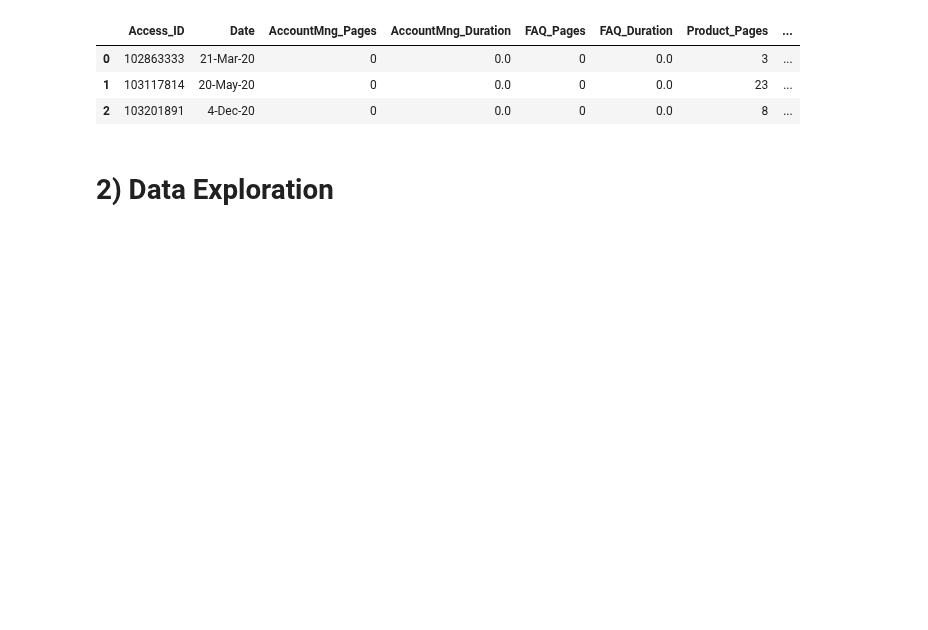
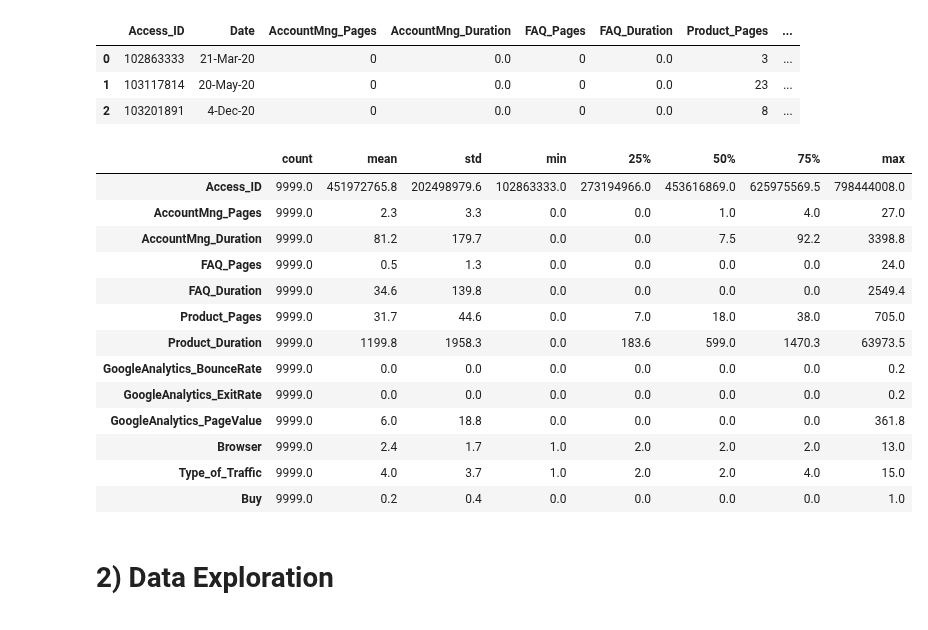
Before and after one commit to JohnnyCodess/Project-Machine-Learning, a Jupyter notebook: USAR ESTE!!!.ipynb, the cells around one changed output. Cells and saved outputs as stored; diff of their text form; code cells hidden in the pictures; blank space fills up the shorter version.

```diff
--- a/USAR ESTE!!!.ipynb
+++ b/USAR ESTE!!!.ipynb
@@ -150,6 +145,24 @@ techscape.head(3)
 | 0 | 102863333 | 21-Mar-20 | 0 | 0.0 | 0 | 0.0 | 3 | ... |
 | 1 | 103117814 | 20-May-20 | 0 | 0.0 | 0 | 0.0 | 23 | ... |
 | 2 | 103201891 | 4-Dec-20 | 0 | 0.0 | 0 | 0.0 | 8 | ... |
+# %%
+# See descriptive statistics for the numeric variables
+techscape.describe().T.round(1)
+# %% [output]
+|  | count | mean | std | min | 25% | 50% | 75% | max |
+| Access_ID | 9999.0 | 451972765.8 | 202498979.6 | 102863333.0 | 273194966.0 | 453616869.0 | 625975569.5 | 798444008.0 |
+| AccountMng_Pages | 9999.0 | 2.3 | 3.3 | 0.0 | 0.0 | 1.0 | 4.0 | 27.0 |
+| AccountMng_Duration | 9999.0 | 81.2 | 179.7 | 0.0 | 0.0 | 7.5 | 92.2 | 3398.8 |
+| FAQ_Pages | 9999.0 | 0.5 | 1.3 | 0.0 | 0.0 | 0.0 | 0.0 | 24.0 |
+| FAQ_Duration | 9999.0 | 34.6 | 139.8 | 0.0 | 0.0 | 0.0 | 0.0 | 2549.4 |
+| Product_Pages | 9999.0 | 31.7 | 44.6 | 0.0 | 7.0 | 18.0 | 38.0 | 705.0 |
+| Product_Duration | 9999.0 | 1199.8 | 1958.3 | 0.0 | 183.6 | 599.0 | 1470.3 | 63973.5 |
+| GoogleAnalytics_BounceRate | 9999.0 | 0.0 | 0.0 | 0.0 | 0.0 | 0.0 | 0.0 | 0.2 |
+| GoogleAnalytics_ExitRate | 9999.0 | 0.0 | 0.0 | 0.0 | 0.0 | 0.0 | 0.0 | 0.2 |
+| GoogleAnalytics_PageValue | 9999.0 | 6.0 | 18.8 | 0.0 | 0.0 | 0.0 | 0.0 | 361.8 |
+| Browser | 9999.0 | 2.4 | 1.7 | 1.0 | 2.0 | 2.0 | 2.0 | 13.0 |
+| Type_of_Traffic | 9999.0 | 4.0 | 3.7 | 1.0 | 2.0 | 2.0 | 4.0 | 15.0 |
+| Buy | 9999.0 | 0.2 | 0.4 | 0.0 | 0.0 | 0.0 | 0.0 | 1.0 |
 # %% [markdown]
 <a class="anchor" id="dataexploration">
 
```
Also changed, not shown: parts of 79 cells of this notebook.
